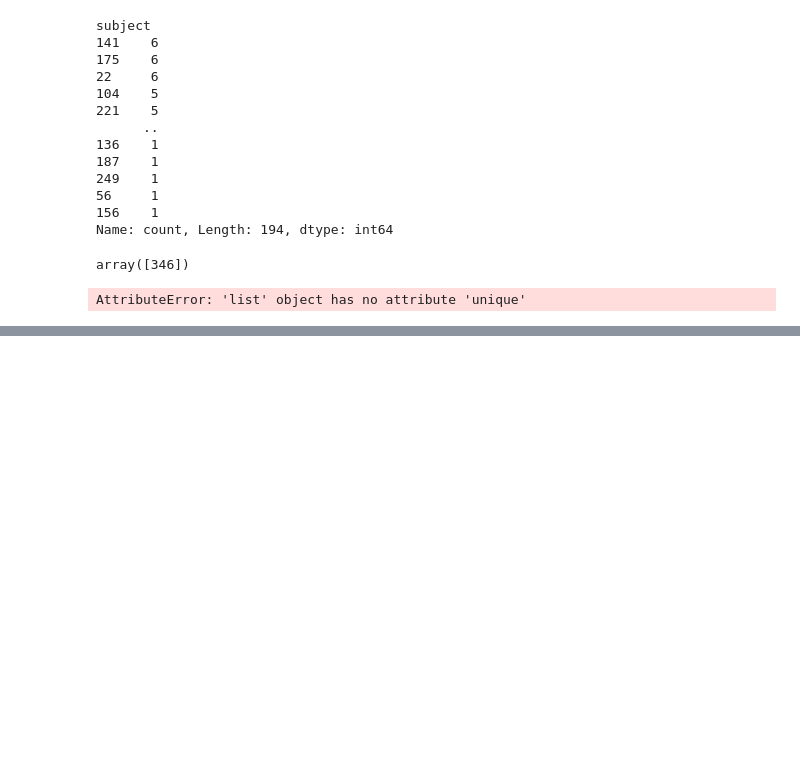
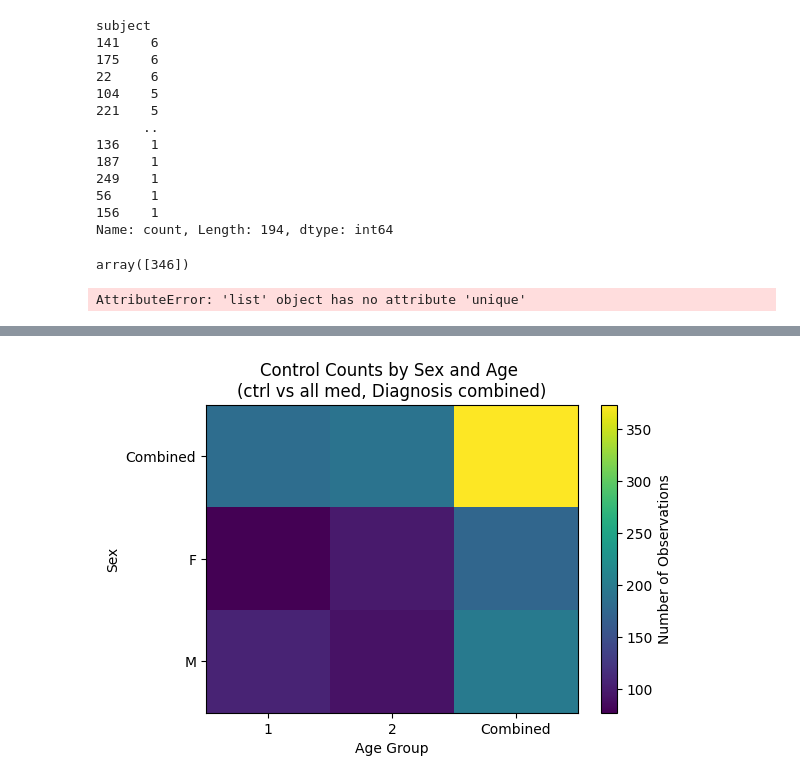
Before and after one commit to BabaSanfour/eeg-analysis-adhd-epilepsy, a Jupyter notebook: run_analysis_patients.ipynb, the cells around one changed output, grey strips where cells are left out. Saved outputs shown, nothing was run; the diff lists cells and outputs as text; code cells hidden in the pictures; blank space fills up the shorter version.

```diff
--- a/run_analysis_patients.ipynb
+++ b/run_analysis_patients.ipynb
@@ -1268,0 +1314,13 @@ from con
+# %%
+mapping_psychostimulant
+# map psychostimulant_description column into psychostimulant_category column using the mapping above
+df["psychostimulant_category"] = df["psychostimulant_description"].map(mapping_psychostimulant)
+# %%
+# create age_groups column: 0-12 and 13-20
+age_groups = []
+for age in df["Age"]:
+    if age >= 5 and age <= 12:
+        age_groups.append(1)
+    else:
+        age_groups.append(2)
+df["age_groups"] = age_groups
@@ -1268,0 +1334,62 @@ from con
+# %%
+import pandas as pd
+import numpy as np
+import itertools
+import matplotlib.pyplot as plt
+
+# Assume df is your DataFrame and the following helper dictionaries/functions are defined
+
+
+
+# Now loop over each combination of analysis axes
+results = []
+# Define the list of medication analyses you want to run.
+med_analyses = ['ctrl_vs_all', 'med1_vs_med2', 'ctrl_vs_med1', 'ctrl_vs_med2']
+
+for med_analysis in med_analyses:
+    for sex_key in sex_options.keys():
+        for age_key in age_options.keys():
+            # Loop through the 27 possible diagnosis filter combinations
+            for diag_combo in itertools.product(diag_options, repeat=3):
+                diag_filter_dict = dict(zip(diagnoses, diag_combo))
+                group1_count, group2_count, group1_label, group2_label = get_counts_by_med_analysis(
+                    df, sex_key, age_key, diag_filter_dict, med_analysis
+                )
+                results.append({
+                    'med_analysis': med_analysis,
+                    'sex': sex_key,
+                    'age_group': age_key,
+                    'TDAH_filter': diag_filter_dict['TDAH'],
+                    'Epilepsy_filter': diag_filter_dict['Epilepsy'],
+                    'TSA_filter': diag_filter_dict['TSA'],
+                    group1_label: group1_count,
+                    group2_label: group2_count
+                })
+
+results_df = pd.DataFrame(results)
+print(results_df.head())
+
+# Example: Create a pivot table and heatmap for "ctrl_vs_all" with all diagnoses combined.
+subset = results_df[
+    (results_df['med_analysis'] == 'ctrl_vs_all') &
+    (results_df['TDAH_filter'] == 'combined') &
+    (results_df['Epilepsy_filter'] == 'combined') &
+    (results_df['TSA_filter'] == 'combined')
+]
+
+# Pivot table using 'sex' as rows and 'age_group' as columns for the Control group.
+pivot_table_control = subset.pivot(index='sex', columns='age_group', values='Control')
+print("Pivot Table (Control counts) for ctrl_vs_all:")
+print(pivot_table_control)
+
+# Plotting the heatmap for the Control counts
+plt.figure(figsize=(6, 4))
+plt.imshow(pivot_table_control, cmap='viridis', aspect='auto')
+plt.colorbar(label='Number of Observations')
+plt.xticks(ticks=range(len(pivot_table_control.columns)), labels=pivot_table_control.columns)
+plt.yticks(ticks=range(len(pivot_table_control.index)), labels=pivot_table_control.index)
+plt.title("Control Counts by Sex and Age \n(ctrl vs all med, Diagnosis combined)")
+plt.xlabel("Age Group")
+plt.ylabel("Sex")
+plt.show()
+# %% [output]
@@ -1268,0 +1415 @@ from con
+[figure, added]
```
Also changed, not shown: parts of 15 cells of this notebook, 1 other file.
